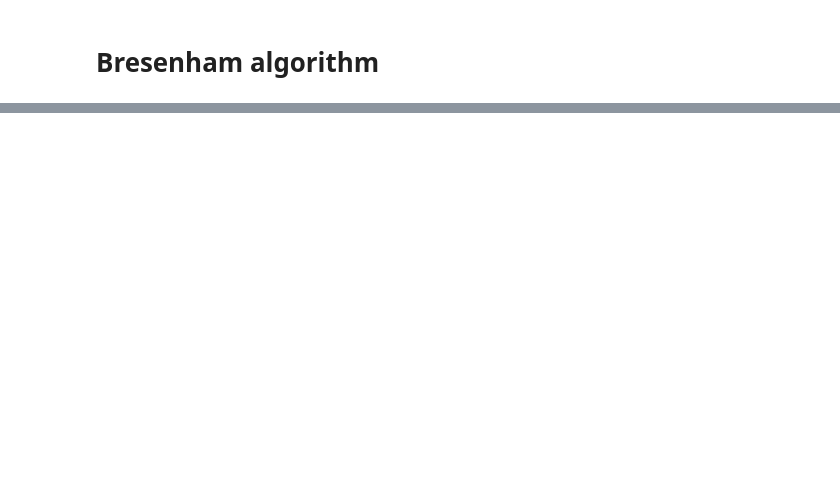
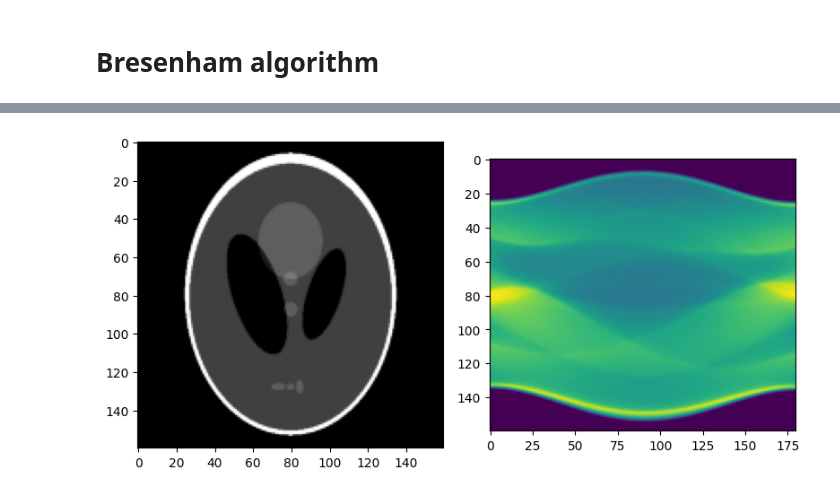
Before and after one commit to kamil271e/CT-scan, a Jupyter notebook: tomograf.ipynb, the cells around one changed output, grey strips where cells are left out. Cells and saved outputs as stored; diff of their text form; code cells hidden in the pictures; blank space fills up the shorter version.

```diff
--- a/tomograf.ipynb
+++ b/tomograf.ipynb
@@ -69,0 +142,16 @@ interactive(children=(Dropdown(description='image', options=('Shepp_logan', 'Kol
+# %%
+image = shepp_logan_phantom()
+image = rescale(image, scale=0.4, mode='reflect', channel_axis=None)
+
+fig, (ax1, ax2) = plt.subplots(1, 2, figsize=(8, 4.5))
+
+ax1.imshow(image, cmap=plt.cm.Greys_r)
+
+bad_theta =[0,45,90,135,180]
+sinogram = radon(image)
+ax2.imshow(sinogram)
+
+fig.tight_layout()
+plt.show()
+# %% [output]
+[figure, added]
```
Also changed, not shown: parts of 9 cells of this notebook.
